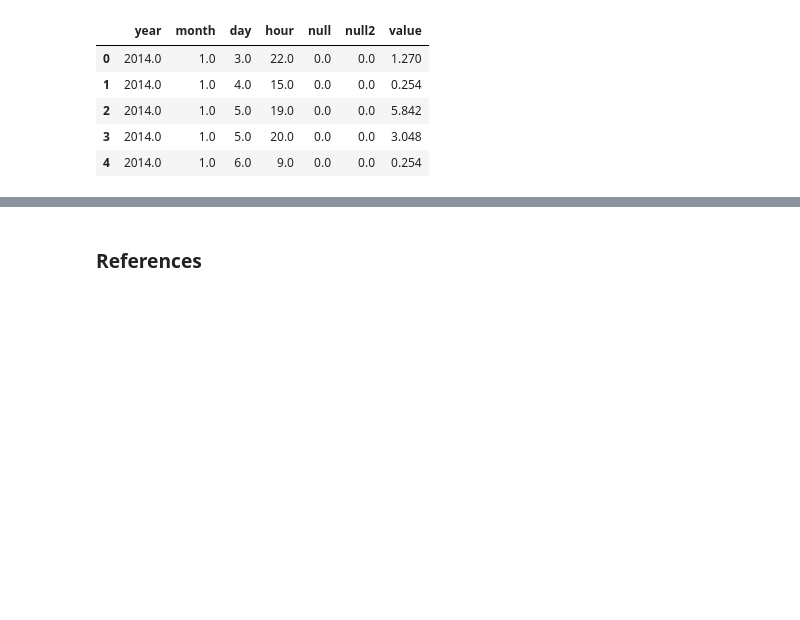
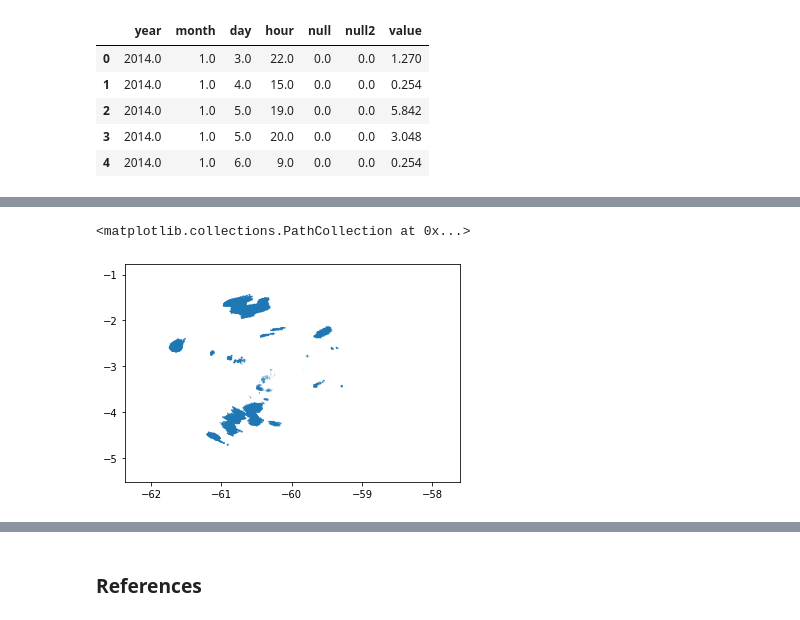
Before and after one commit to helvecioneto/CAP-394, a Jupyter notebook: 02-RADAR_RAINRATE.ipynb, the cells around one changed output, grey strips where cells are left out. Drawn from its saved outputs; the diff is of its cells as text; code cells hidden in the pictures; blank space fills up the shorter version.

```diff
--- a/02-RADAR_RAINRATE.ipynb
+++ b/02-RADAR_RAINRATE.ipynb
@@ -185,0 +183,7 @@ def cimages(file,rr,lat,lon):
+# %%
+rdata = np.nan_to_num(rr.data)
+# %%
+plt.scatter(lon,lat,rdata)
+# %% [output]
+<matplotlib.collections.PathCollection at 0x...>
+[figure, added]
```
Also changed, not shown: parts of 12 cells of this notebook, 7 other files.
